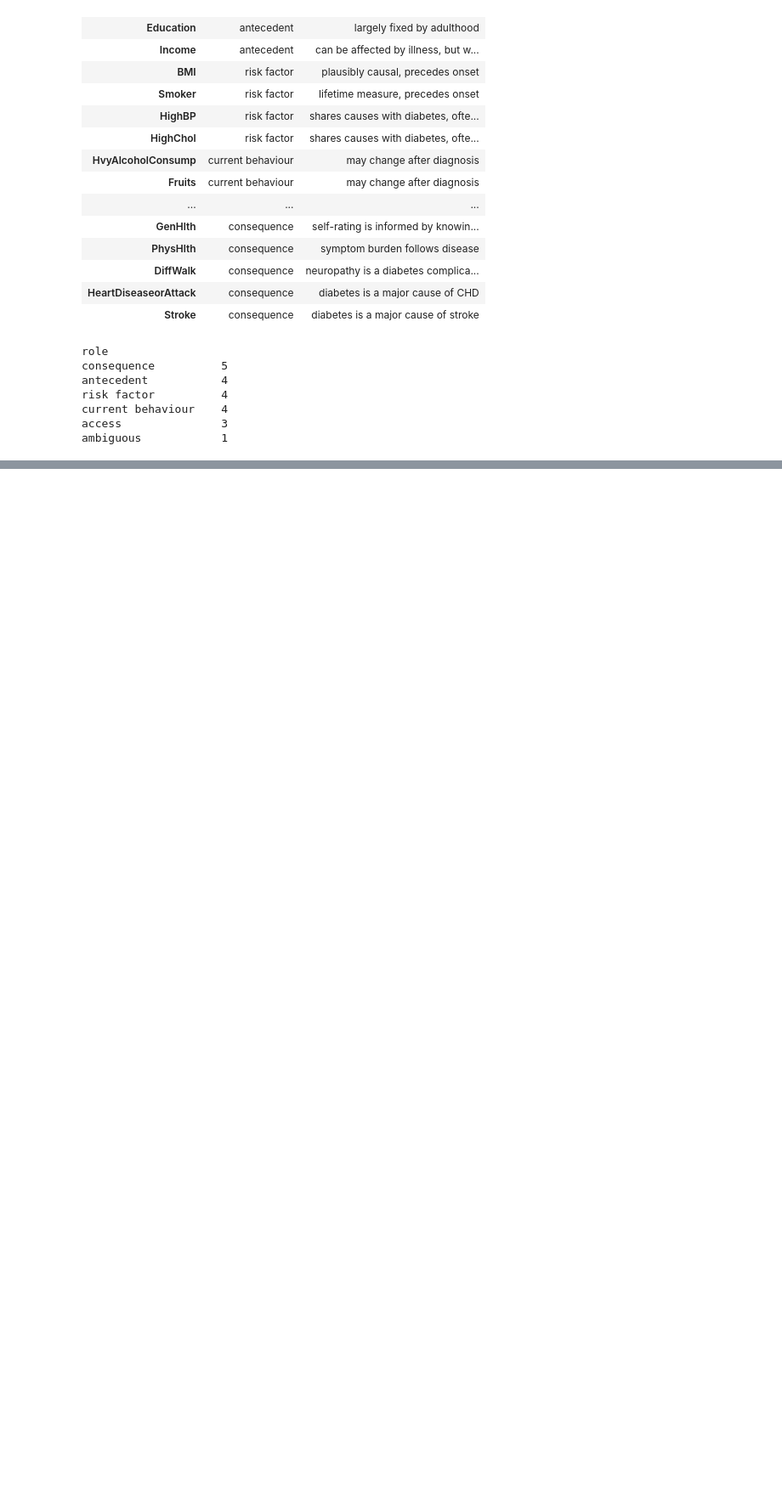
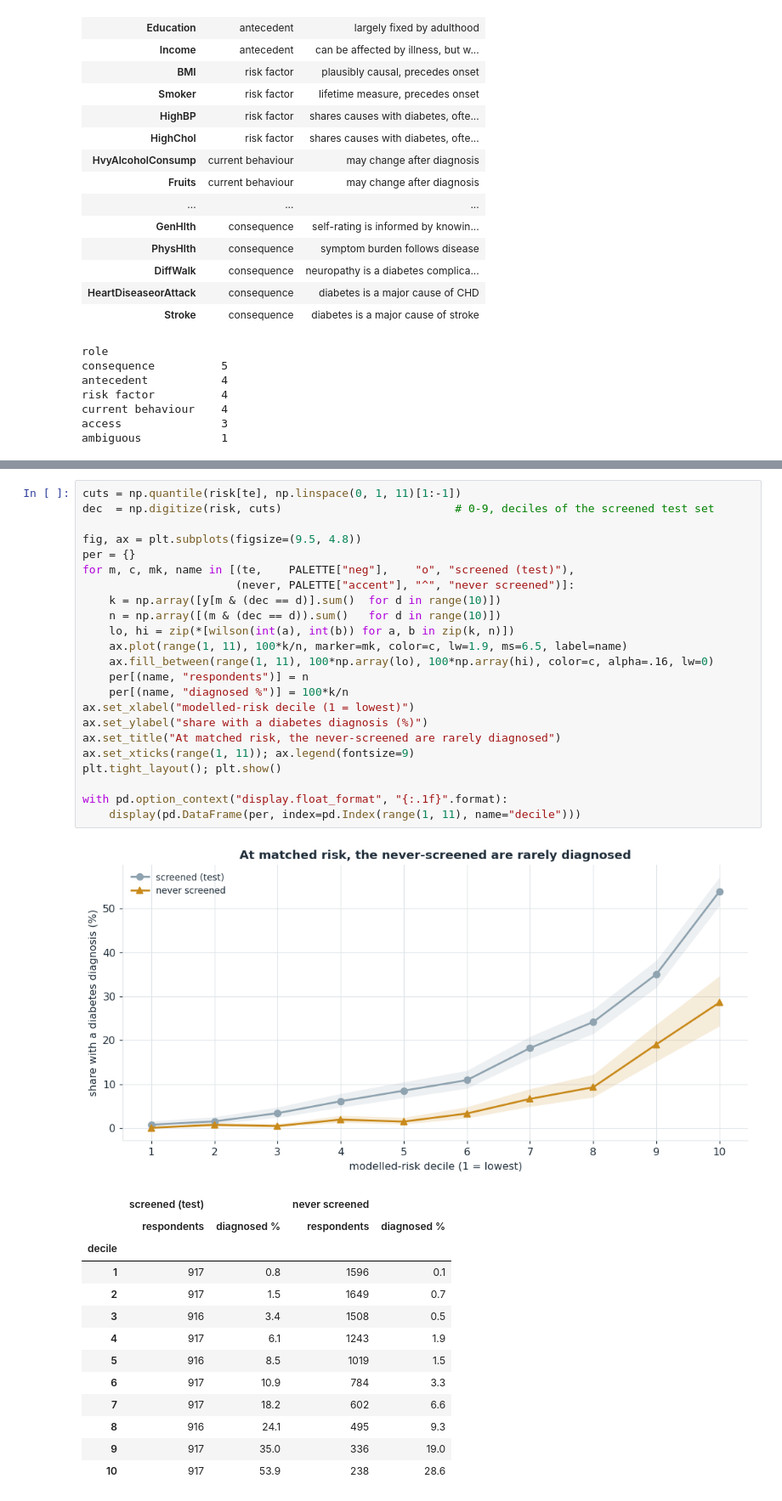
Before and after one commit to Lone-Wolfgang/brfss2015-diabetes-eda, a Jupyter notebook: Lab1/WolfgangKlein.ipynb, the cells around one changed output, grey strips where cells are left out. Shown at 85% size. Cells and saved outputs as stored; diff of their text form; blank space fills up the shorter version.

```diff
--- a/Lab1/WolfgangKlein.ipynb
+++ b/Lab1/WolfgangKlein.ipynb
@@ -1823,0 +1639,38 @@ across hardware.
+# %%
+cuts = np.quantile(risk[te], np.linspace(0, 1, 11)[1:-1])
+dec  = np.digitize(risk, cuts)                          # 0-9, deciles of the screened test set
+
+fig, ax = plt.subplots(figsize=(9.5, 4.8))
+per = {}
+for m, c, mk, name in [(te,    PALETTE["neg"],    "o", "screened (test)"),
+                       (never, PALETTE["accent"], "^", "never screened")]:
+    k = np.array([y[m & (dec == d)].sum()  for d in range(10)])
+    n = np.array([(m & (dec == d)).sum()   for d in range(10)])
+    lo, hi = zip(*[wilson(int(a), int(b)) for a, b in zip(k, n)])
+    ax.plot(range(1, 11), 100*k/n, marker=mk, color=c, lw=1.9, ms=6.5, label=name)
+    ax.fill_between(range(1, 11), 100*np.array(lo), 100*np.array(hi), color=c, alpha=.16, lw=0)
+    per[(name, "respondents")] = n
+    per[(name, "diagnosed %")] = 100*k/n
+ax.set_xlabel("modelled-risk decile (1 = lowest)")
+ax.set_ylabel("share with a diabetes diagnosis (%)")
+ax.set_title("At matched risk, the never-screened are rarely diagnosed")
+ax.set_xticks(range(1, 11)); ax.legend(fontsize=9)
+plt.tight_layout(); plt.show()
+
+with pd.option_context("display.float_format", "{:.1f}".format):
+    display(pd.DataFrame(per, index=pd.Index(range(1, 11), name="decile")))
+# %% [output]
+[figure, added]
+|  | screened (test) |  | never screened |  |
+|  | respondents | diagnosed % | respondents | diagnosed % |
+| decile |  |  |  |  |
+| 1 | 917 | 0.8 | 1596 | 0.1 |
+| 2 | 917 | 1.5 | 1649 | 0.7 |
+| 3 | 916 | 3.4 | 1508 | 0.5 |
+| 4 | 917 | 6.1 | 1243 | 1.9 |
+| 5 | 916 | 8.5 | 1019 | 1.5 |
+| 6 | 917 | 10.9 | 784 | 3.3 |
+| 7 | 917 | 18.2 | 602 | 6.6 |
+| 8 | 916 | 24.1 | 495 | 9.3 |
+| 9 | 917 | 35.0 | 336 | 19.0 |
+| 10 | 917 | 53.9 | 238 | 28.6 |
```
Also changed, not shown: parts of 15 cells of this notebook.
